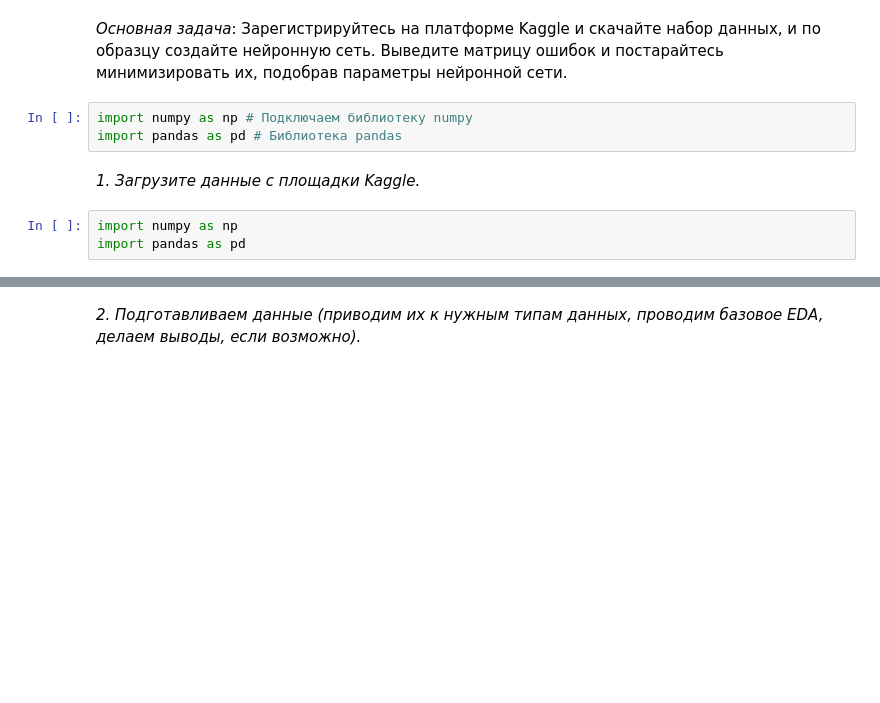
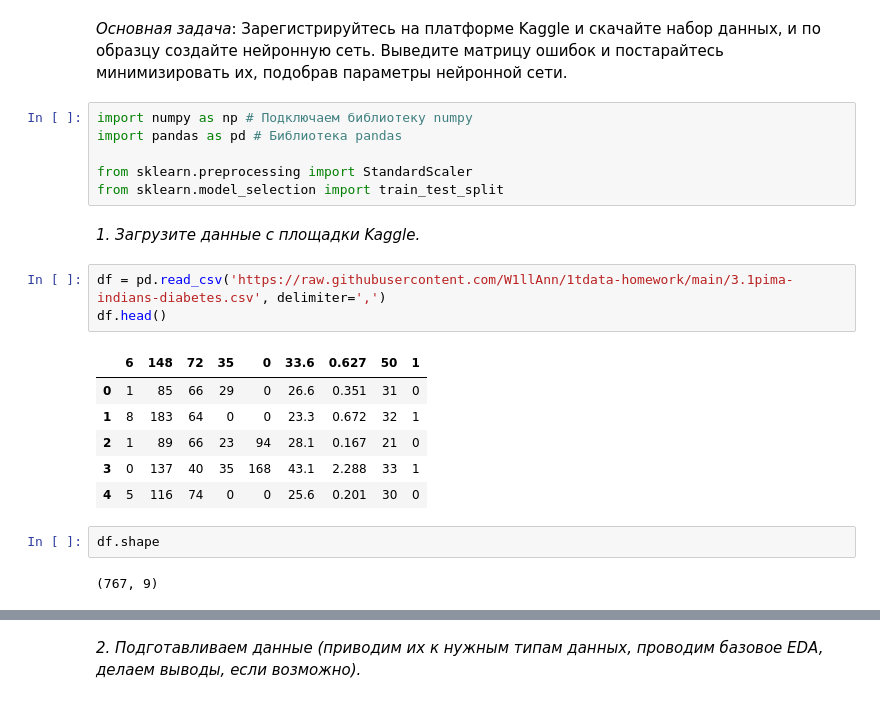
Before and after one commit to W1llAnn/1tdata-homework, a Jupyter notebook: 3.1 - homework.ipynb, the cells around one changed output, grey strips where cells are left out. Saved outputs shown, nothing was run; the diff lists cells and outputs as text; blank space fills up the shorter version.

```diff
--- a/3.1 - homework.ipynb
+++ b/3.1 - homework.ipynb
@@ -3,8 +3,22 @@
 # %%
 import numpy as np # Подключаем библиотеку numpy
 import pandas as pd # Библиотека pandas
+
+from sklearn.preprocessing import StandardScaler
+from sklearn.model_selection import train_test_split
 # %% [markdown]
 *1. Загрузите данные с площадки Kaggle.*
-# %%
-import numpy as np
-import pandas as pd
+# %%
+df = pd.read_csv('https://raw.githubusercontent.com/W1llAnn/1tdata-homework/main/3.1pima-indians-diabetes.csv', delimiter=',')
+df.head()
+# %% [output]
+|  | 6 | 148 | 72 | 35 | 0 | 33.6 | 0.627 | 50 | 1 |
+| 0 | 1 | 85 | 66 | 29 | 0 | 26.6 | 0.351 | 31 | 0 |
+| 1 | 8 | 183 | 64 | 0 | 0 | 23.3 | 0.672 | 32 | 1 |
+| 2 | 1 | 89 | 66 | 23 | 94 | 28.1 | 0.167 | 21 | 0 |
+| 3 | 0 | 137 | 40 | 35 | 168 | 43.1 | 2.288 | 33 | 1 |
+| 4 | 5 | 116 | 74 | 0 | 0 | 25.6 | 0.201 | 30 | 0 |
+# %%
+df.shape
+# %% [output]
+(767, 9)
```
Also changed, not shown: parts of 14 cells of this notebook, 1 other file.
